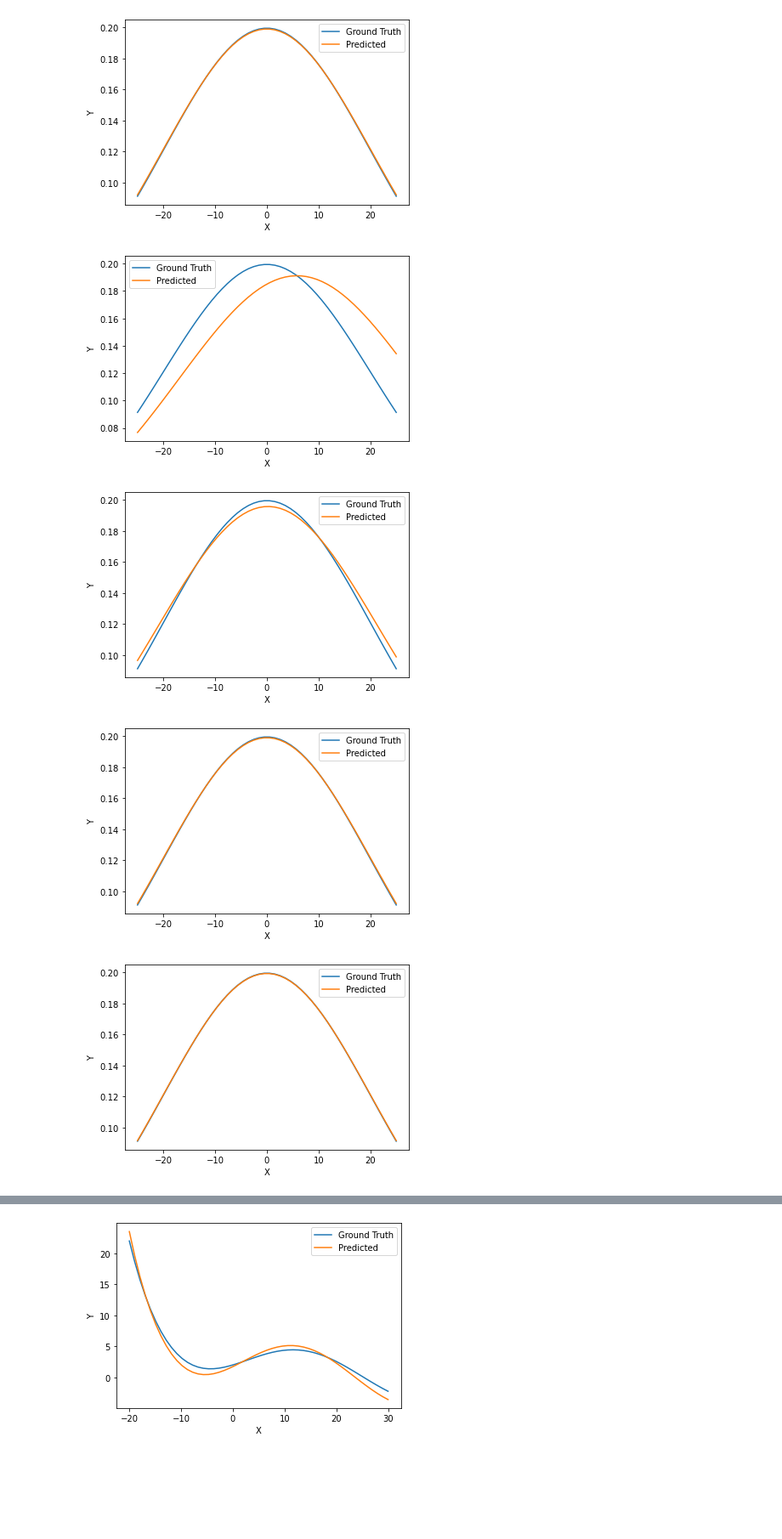
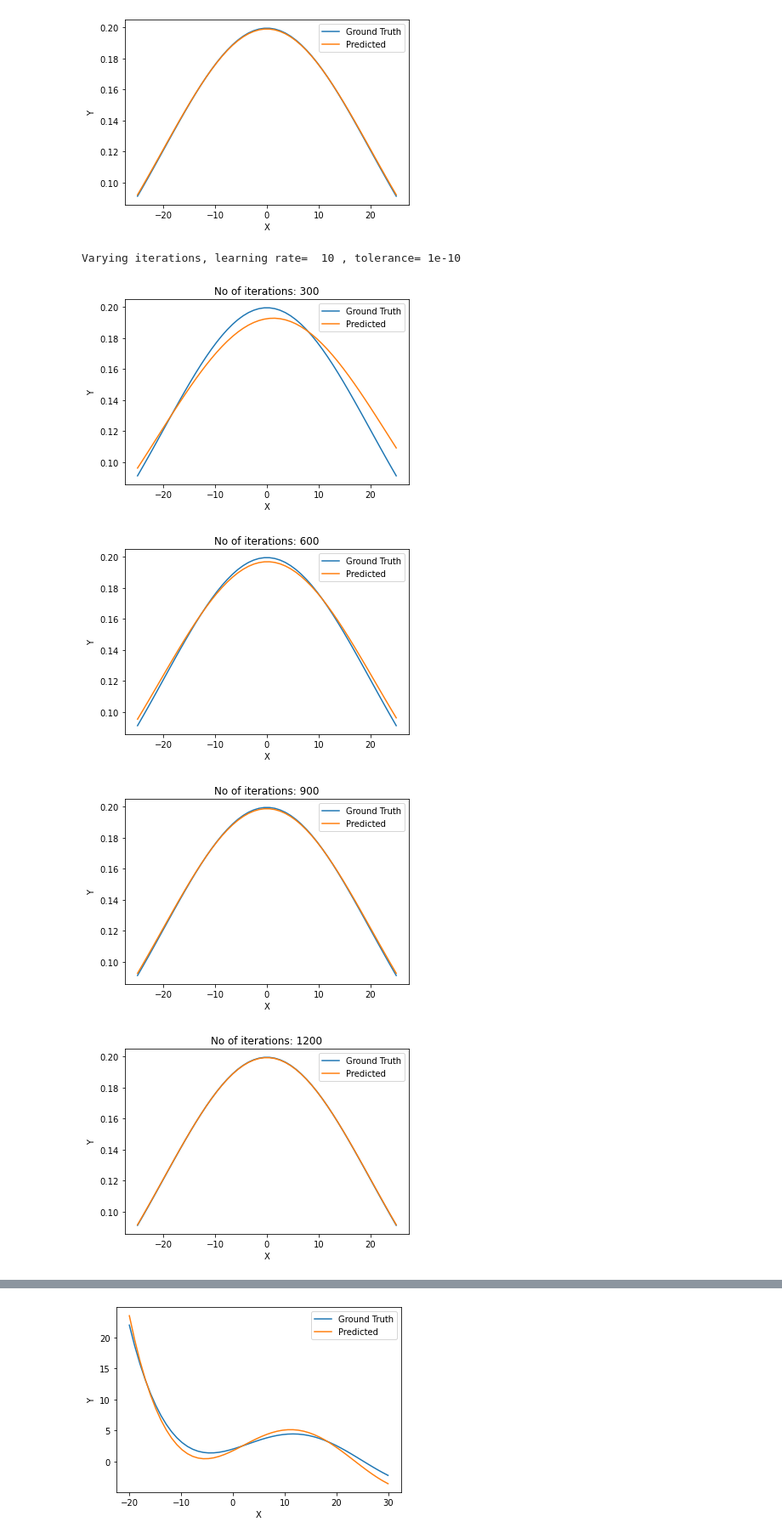
Before and after one commit to BhaskarJoshi-01/Mobile-Robotics---Monsoon-2021, a Jupyter notebook: Assignment-3/Assignment-3.ipynb, the cells around one changed output, grey strips where cells are left out. Shown at 85% size. Cells and saved outputs as stored; diff of their text form; code cells hidden in the pictures; blank space fills up the shorter version.

```diff
--- a/Assignment-3/Assignment-3.ipynb
+++ b/Assignment-3/Assignment-3.ipynb
@@ -227,43 +220,47 @@ W,R=gradient_descent(x_obs,y_obs,10,13,19.12)
 # %%
-y_est=[]
-for _ in x_obs:
-    y_est.append(make_gaussian(_,W[0],W[1],W[2]))
 
-plt.clf()
-plt.plot(x_obs,y_obs)
-plt.plot(x_obs,y_est)
-plt.xlabel("X"),plt.ylabel("Y")
-plt.legend(["Ground Truth","Predicted"])
-plt.show()
+def plot_resultant_graph(x_obs, y_obs, W):
+    y_est = make_gaussian(x_obs, W[0], W[1], W[2])
+    plt.clf()
+    plt.plot(x_obs,y_obs)
+    plt.plot(x_obs,y_est)
+    plt.xlabel("X"),plt.ylabel("Y")
+    plt.legend(["Ground Truth","Predicted"])
+    plt.show()
+
+plot_resultant_graph(x_obs, y_obs, W)
 # %% [output]
 [figure]
 # %%
-#for iterations
-itr_list=[100,500,1000,1200]
+# varying iterations
+itr_list= np.arange(100, 1300, 25)
 errors=[]
+print("Varying iterations, learning rate= ",
+      gd_learning_rate, ", tolerance=", tolerance)
 
 for itr in itr_list:
-# def gradient_descent(x_obs,y_obs,a,m,s,no_of_itr=no_of_itr,alpha=gd_learning_rate,tolerance=tolerance):
-    W,R=gradient_descent(x_obs,y_obs,10,13,19.12,itr)
+    W,R=gradient_descent(x_obs,y_obs,initial_amp,initia_mean,initial_sd,itr)
     errors.append(R)
-    y_est=[]
-    for _ in x_obs:
-        y_est.append(make_gaussian(_,W[0],W[1],W[2]))
 
-    plt.clf()
-    plt.plot(x_obs,y_obs)
-    plt.plot(x_obs,y_est)
-    plt.xlabel("X"),plt.ylabel("Y")
-    plt.legend(["Ground Truth","Predicted"])
-    plt.show()
+    if itr %300 == 0:
+        y_est= make_gaussian(x_obs, W[0], W[1], W[2])
+        plt.clf()
+        plt.plot(x_obs,y_obs)
+        plt.plot(x_obs,y_est)
+        plt.xlabel("X"),plt.ylabel("Y")
+        plt.legend(["Ground Truth","Predicted"])
+        plt.title("No of iterations: " + str(itr))
+        plt.show()
 
 plt.clf()
 plt.plot(itr_list,errors)
-plt.xlabel("itr_list"),plt.ylabel("R")
-plt.legend(["Error"])
+plt.xlabel("iteratoins")
+plt.ylabel("R")
+plt.title("Residual vs Iterations")
 plt.show()
 # %% [output]
+Varying iterations, learning rate=  10 , tolerance= 1e-10
-[figure, old version]
+[figure, new version]
-[figure, old version]
+[figure, new version]
-[figure, old version]
+[figure, new version]
-[figure, old version]
+[figure, new version]
```
Also changed, not shown: parts of 9 cells of this notebook.
